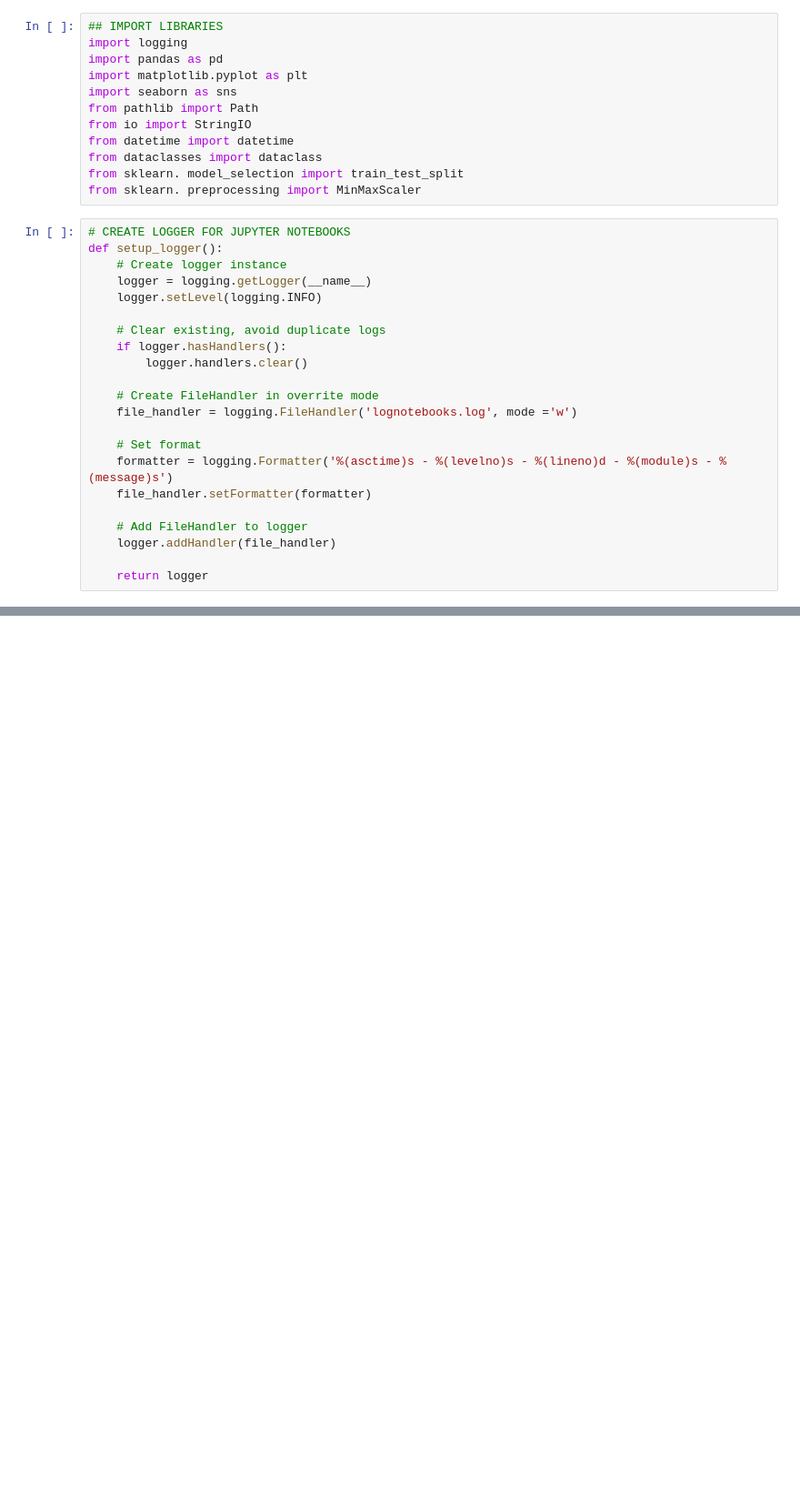
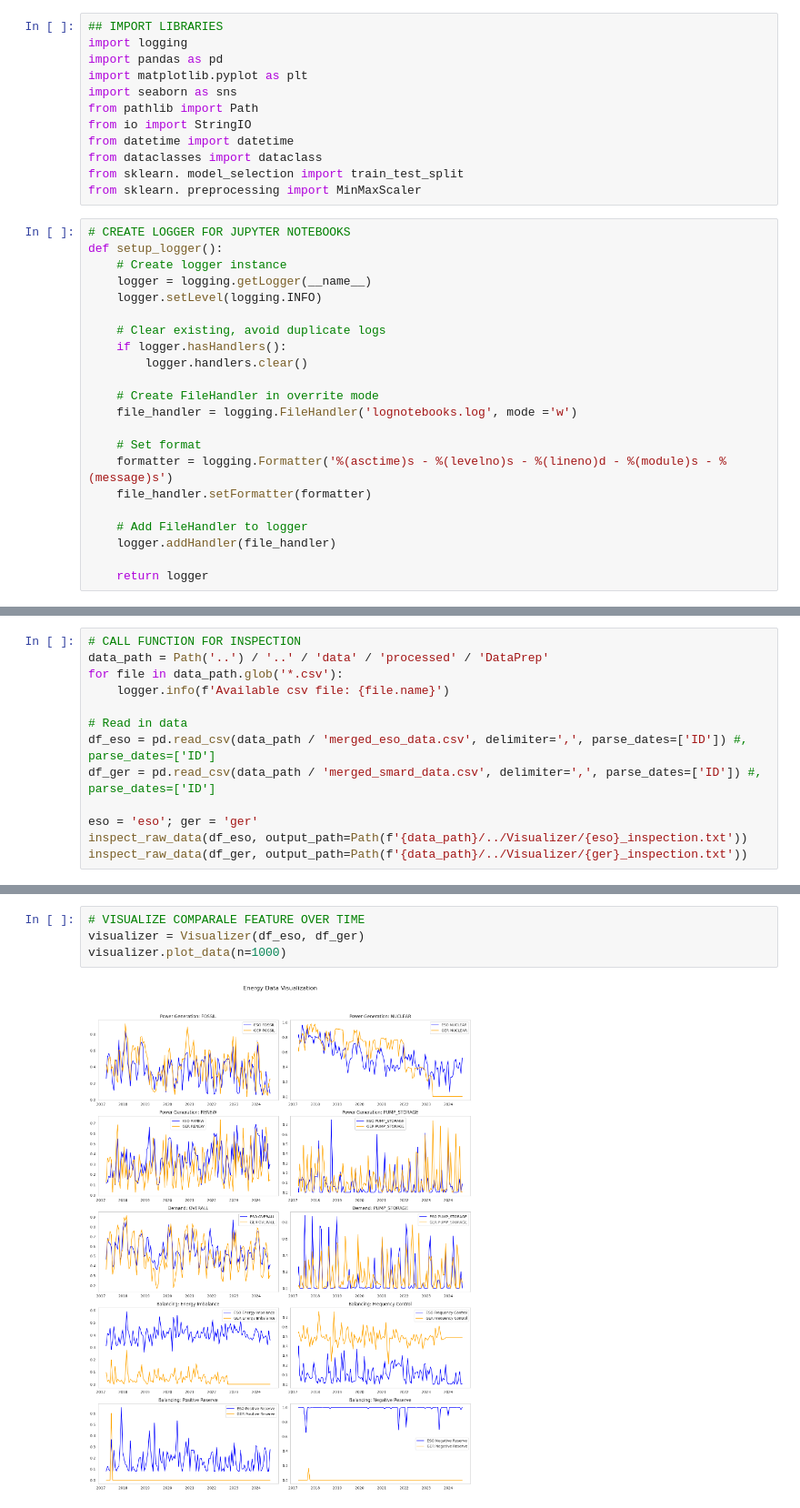
Before and after one commit to mariusrauen/rh-fnnp, a Jupyter notebook: src/notebooks/classVisualizer.ipynb, the cells around one changed output, grey strips where cells are left out. Shown at 91% size. Saved outputs shown, nothing was run; the diff lists cells and outputs as text; blank space fills up the shorter version.

```diff
--- a/src/notebooks/classVisualizer.ipynb
+++ b/src/notebooks/classVisualizer.ipynb
@@ -100,0 +87,13 @@ inspect_raw_data(df_smard, output_path=Path(f'{data_path}/../Visualizer/{smard}_
+# %%
+# CALL FUNCTION FOR INSPECTION
+data_path = Path('..') / '..' / 'data' / 'processed' / 'DataPrep'
+for file in data_path.glob('*.csv'):
+    logger.info(f'Available csv file: {file.name}')
+
+# Read in data
+df_eso = pd.read_csv(data_path / 'merged_eso_data.csv', delimiter=',', parse_dates=['ID']) #, parse_dates=['ID']
+df_ger = pd.read_csv(data_path / 'merged_smard_data.csv', delimiter=',', parse_dates=['ID']) #, parse_dates=['ID']
+
+eso = 'eso'; ger = 'ger'
+inspect_raw_data(df_eso, output_path=Path(f'{data_path}/../Visualizer/{eso}_inspection.txt'))
+inspect_raw_data(df_ger, output_path=Path(f'{data_path}/../Visualizer/{ger}_inspection.txt'))
@@ -129,0 +260,6 @@ The table shows the features that are manually assignable at the first check.
+# %%
+# VISUALIZE COMPARALE FEATURE OVER TIME
+visualizer = Visualizer(df_eso, df_ger)
+visualizer.plot_data(n=1000)
+# %% [output]
+[figure, added]
```
Also changed, not shown: parts of 18 cells of this notebook, 3 other files.
